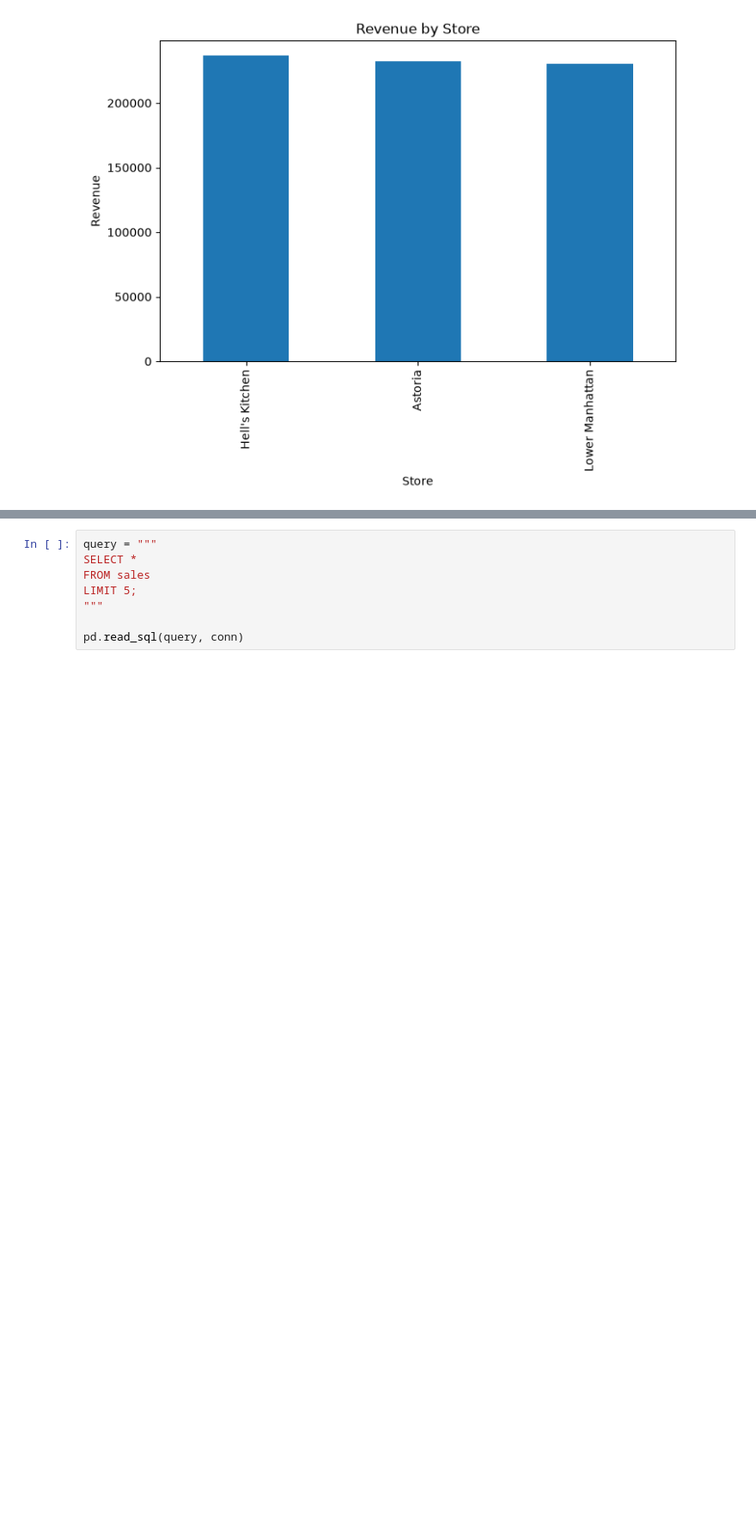
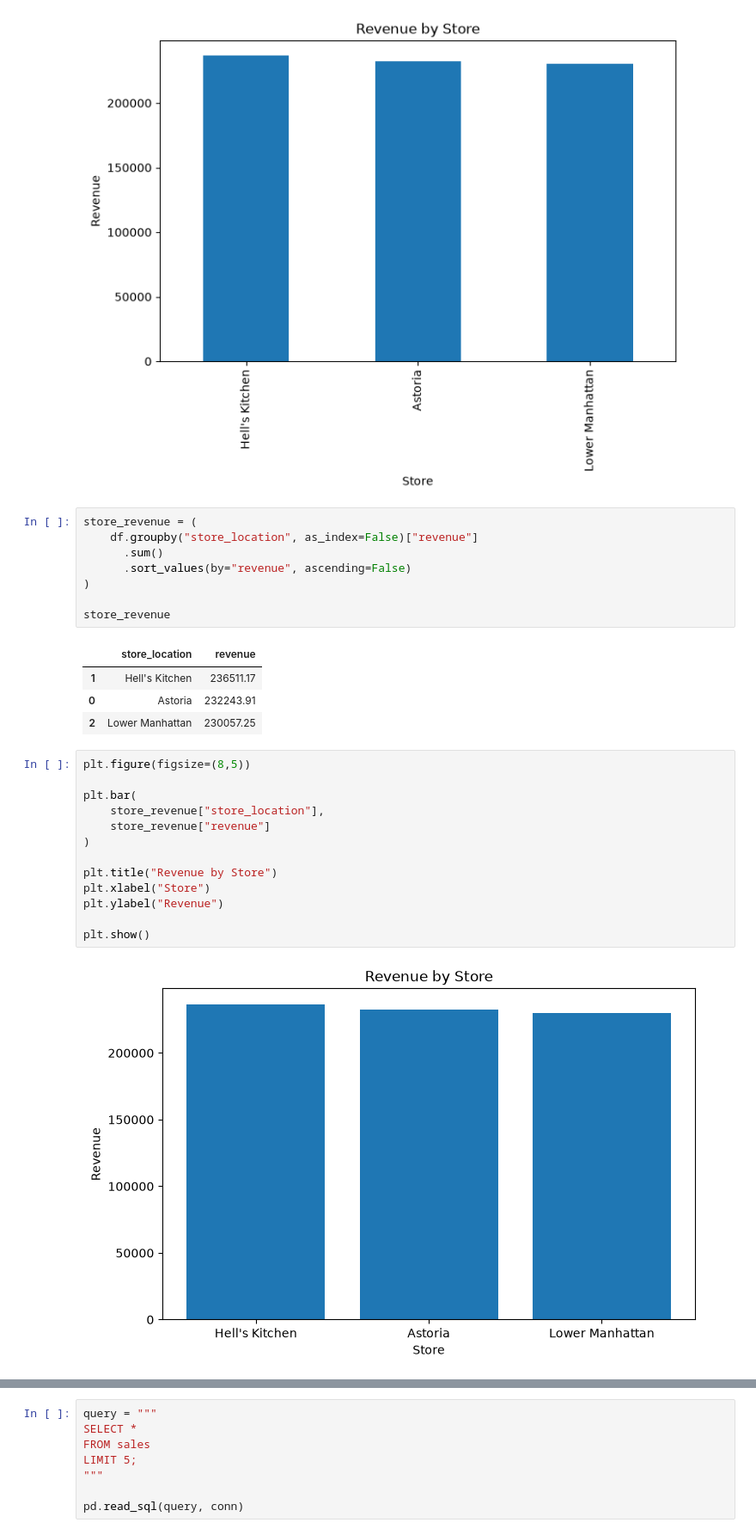
Before and after one commit to ayzezzz/coffee-shop-business-analytics, a Jupyter notebook: notebooks/coffee_shop_analysis.ipynb, the cells around one changed output, grey strips where cells are left out. Shown at 86% size. Saved outputs shown, nothing was run; the diff lists cells and outputs as text; blank space fills up the shorter version.

```diff
--- a/notebooks/coffee_shop_analysis.ipynb
+++ b/notebooks/coffee_shop_analysis.ipynb
@@ -210,3 +210,31 @@ plt.ylabel("Revenue")
 plt.show()
 # %% [output]
 [figure]
+# %%
+store_revenue = (
+    df.groupby("store_location", as_index=False)["revenue"]
+      .sum()
+      .sort_values(by="revenue", ascending=False)
+)
+
+store_revenue
+# %% [output]
+|  | store_location | revenue |
+| 1 | Hell's Kitchen | 236511.17 |
+| 0 | Astoria | 232243.91 |
+| 2 | Lower Manhattan | 230057.25 |
+# %%
+plt.figure(figsize=(8,5))
+
+plt.bar(
+    store_revenue["store_location"],
+    store_revenue["revenue"]
+)
+
+plt.title("Revenue by Store")
+plt.xlabel("Store")
+plt.ylabel("Revenue")
+
+plt.show()
+# %% [output]
+[figure, added]
```
Also changed, not shown: parts of 33 cells of this notebook, 7 other files.
